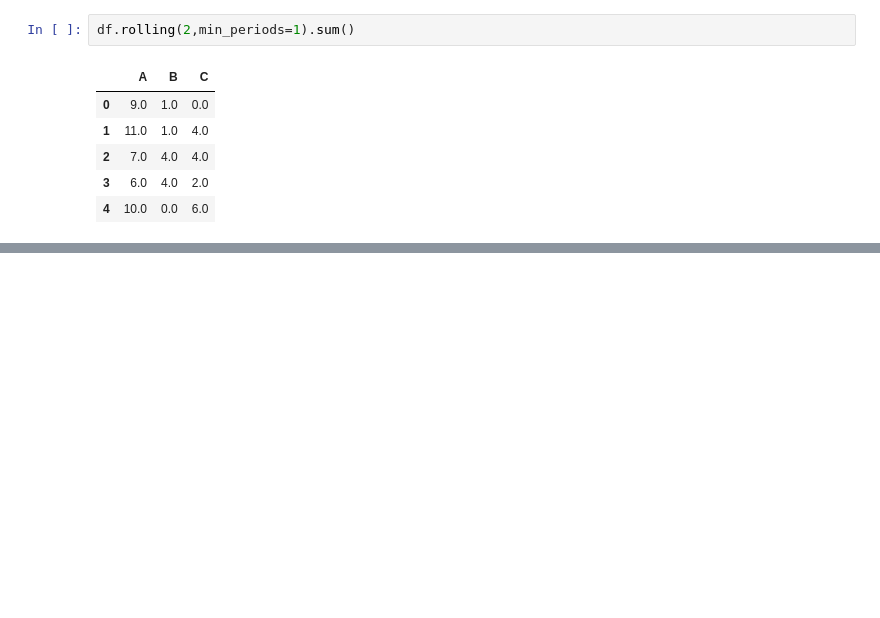
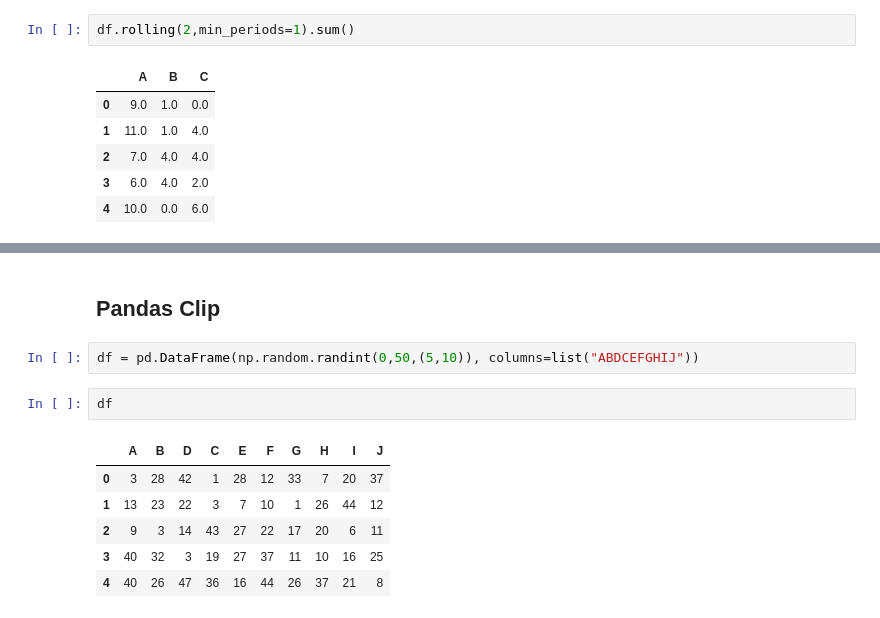
Before and after one commit to tarsojabbes/data-visualization, a Jupyter notebook: Pandas.ipynb, the cells around one changed output, grey strips where cells are left out. Drawn from its saved outputs; the diff is of its cells as text; blank space fills up the shorter version.

Commit message:
Pandas Where, Clip and Merge

```diff
--- a/Pandas.ipynb
+++ b/Pandas.ipynb
@@ -261,0 +275,13 @@ df.rolling(2,min_periods=1).sum()
+# %% [markdown]
+## **Pandas Clip**
+# %%
+df = pd.DataFrame(np.random.randint(0,50,(5,10)), columns=list("ABDCEFGHIJ"))
+# %%
+df
+# %% [output]
+|  | A | B | D | C | E | F | G | H | I | J |
+| 0 | 3 | 28 | 42 | 1 | 28 | 12 | 33 | 7 | 20 | 37 |
+| 1 | 13 | 23 | 22 | 3 | 7 | 10 | 1 | 26 | 44 | 12 |
+| 2 | 9 | 3 | 14 | 43 | 27 | 22 | 17 | 20 | 6 | 11 |
+| 3 | 40 | 32 | 3 | 19 | 27 | 37 | 11 | 10 | 16 | 25 |
+| 4 | 40 | 26 | 47 | 36 | 16 | 44 | 26 | 37 | 21 | 8 |
```
Also changed, not shown: parts of 11 cells of this notebook.
